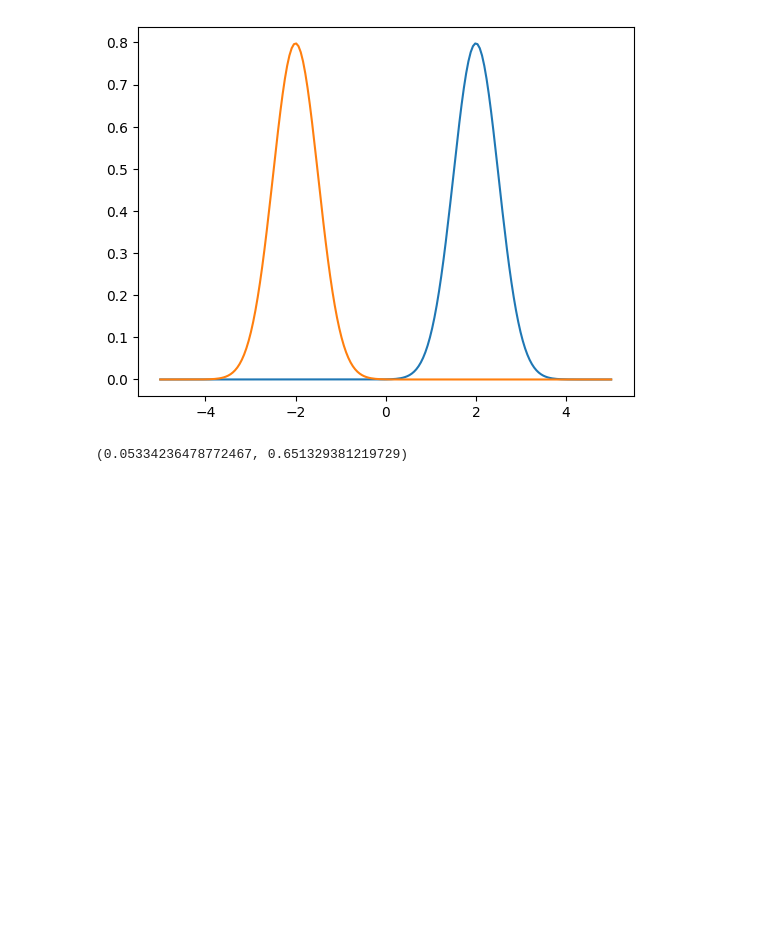
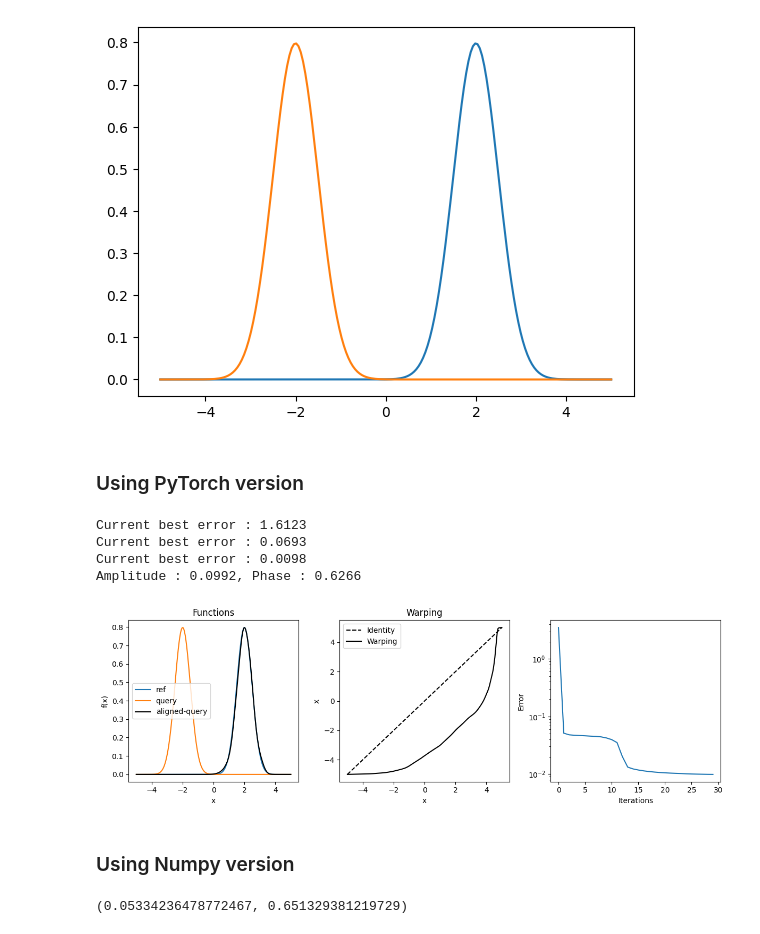
Before and after one commit to kiranvad/Amplitude-Phase-Distance, a Jupyter notebook: example.ipynb, the cells around one changed output. Cells and saved outputs as stored; diff of their text form; code cells hidden in the pictures; blank space fills up the shorter version.

Commit message:
add torch vesrion on the distance

```diff
--- a/example.ipynb
+++ b/example.ipynb
@@ -23,4 +21,38 @@ ax.plot(lambda_, f_query)
 plt.show()
 # %% [output]
 [figure]
+# %% [markdown]
+### Using PyTorch version
+# %%
+from apdist.torch import AmplitudePhaseDistance as torch_apdist
+import torch
+
+optim_kwargs = {"n_iters":50,
+                "n_basis":15,
+                "n_layers":15,
+                "domain_type":"linear",
+                "basis_type":"palais",
+                "n_restarts":50,
+                "lr":1e-1,
+                "n_domain":N_SAMPLES
+                }
+amplitude, phase, output = torch_apdist(torch.from_numpy(t), # all the inputs should be torch.Tensor
+                                        torch.from_numpy(f_ref),
+                                        torch.from_numpy(f_query),
+                                        **optim_kwargs
+                                        )
+print("Amplitude : %2.4f, Phase : %2.4f"%(amplitude, phase))
+# %% [output]
+Current best error : 1.6123
+Current best error : 0.0693
+Current best error : 0.0098
+Amplitude : 0.0992, Phase : 0.6266
+# %%
+from apdist.torch import plot_warping as plot_warping_torch
+
+plot_warping_torch(lambda_, f_ref, f_query, output)
+# %% [output]
+[figure, added]
+# %% [markdown]
+### Using Numpy version
 # %%
```
Also changed, not shown: parts of 4 cells of this notebook, 3 other files.
